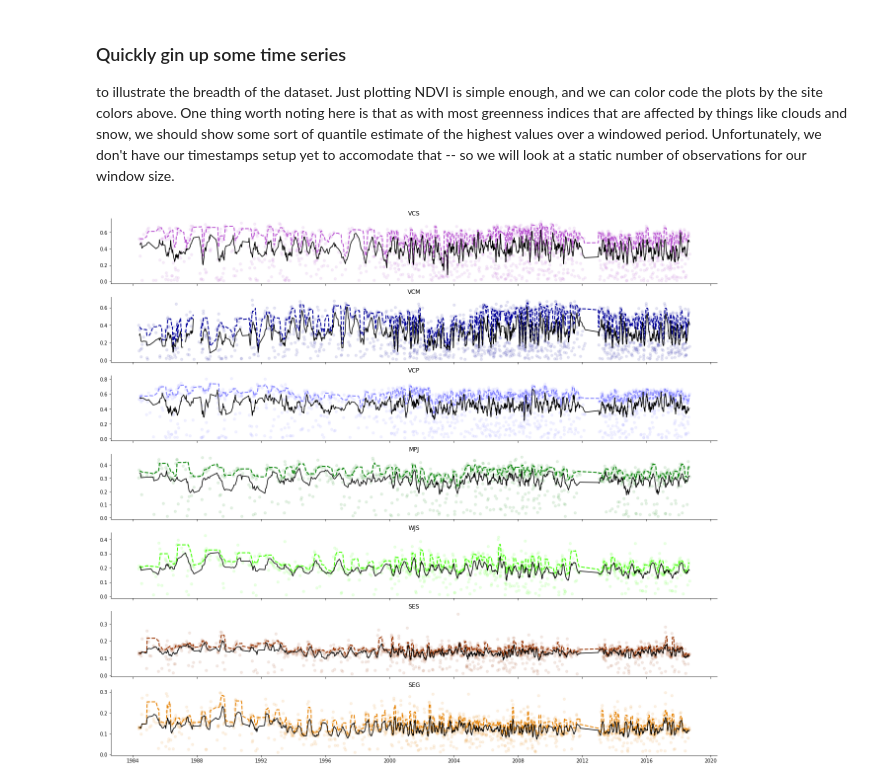
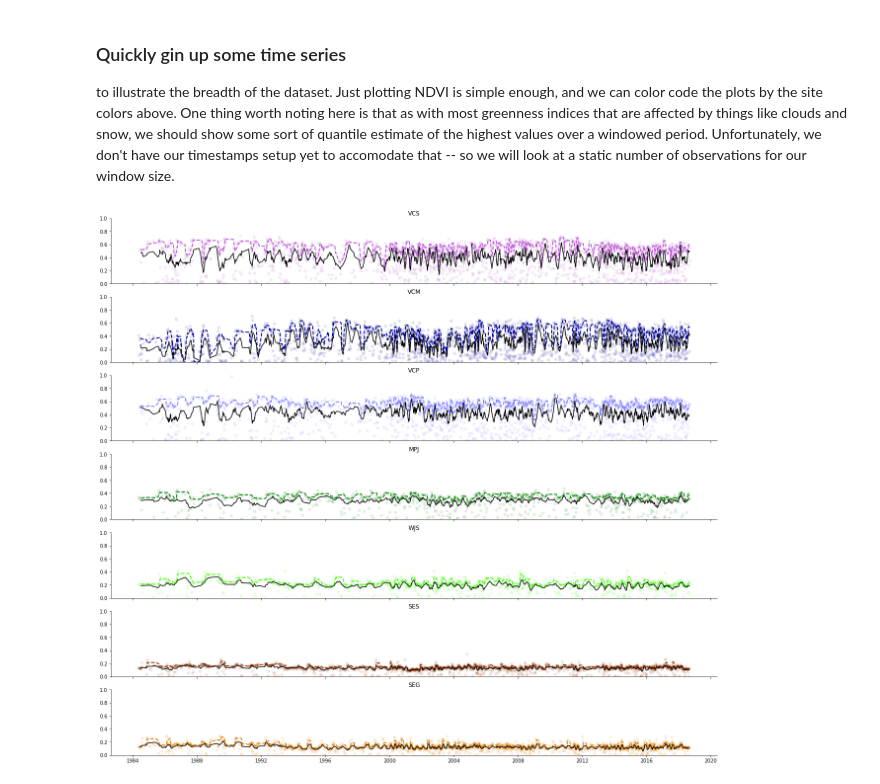
Before and after one commit to djkrofch/NMEG_RS, a Jupyter notebook: NMEG_RS.ipynb, the cells around one changed output. Cells and saved outputs as stored; diff of their text form; code cells hidden in the pictures.

Commit message:
Updated for collaboration
Recent un-pushed changes include improved atmospheric and cloud / snow
QA/QC filters which improved the quality of the time series.

```diff
--- a/NMEG_RS.ipynb
+++ b/NMEG_RS.ipynb
@@ -124,13 +142,14 @@ ls8_all['OBS'] = 'SR'
 I need to split up these requests given that they are prone to fail, and the total acquisition time for all three sensors at this point is around 7 hours. Again, that time should be significantly reduced when I optimize the requests through earth engine's API.
 # %%
 #### Load Raster
+L7 = ee.ImageCollection('LANDSAT/LE07/C01/T1_SR');
 #l70 = L7.filterDate('2000-01-01', '2004-12-31').filterBounds(NMEG_Sites)
 #l71 = L7.filterDate('2005-01-01', '2008-12-31').filterBounds(NMEG_Sites)
-#l72 = L7.filterDate('2011-06-09', '2012-12-31').filterBounds(NMEG_Sites)
+l72 = L7.filterDate('2011-06-09', '2012-12-31').filterBounds(NMEG_Sites)
 l73 = L7.filterDate('2013-01-01', '2016-12-31').filterBounds(NMEG_Sites)
 l74 = L7.filterDate('2017-01-01', '2018-9-1').filterBounds(NMEG_Sites)
-idx = 3
-for l7 in [l73,l74]:
+#idx = 0
+for l7 in [l72,l73,l74]:
     print(idx)
     #### Make list of image IDs
     l7_id = []
@@ -147,6 +166,8 @@ for l7 in [l73,l74]:
     #### Iterate over all impages
     for scene in l7_id:
         ls7_all = ls7_all.append(extract_point_values(scene, NMEG_Sites))
+        print(scene)
+
     idx += 1
 
 #### Format the timstamp information into a POSIX like type
@@ -209,9 +278,19 @@ ls5_all['OBS'] = 'SR'
 # %% [markdown]
 ### Now we can calculate a quick band index for each sensor
 and concatentate them together in one large dataframe
-# %%
-### Concatenate the LS sensors
-ls8_all['NDVI'] = (ls8_all.B5 - ls8_all.B4) / (ls8_all.B5 + ls8_all.B4)
-ls7_all['NDVI'] = (ls7_all.B4 - ls7_all.B3) / (ls7_all.B4 + ls7_all.B3)
-ls5_all['NDVI'] = (ls5_all.B4 - ls5_all.B3) / (ls5_all.B4 + ls5_all.B3)
-allLS = pd.concat([ls8_all.dropna(), ls7_all.dropna(), ls5_all.dropna()], sort = True)
+# %%
+ls8_all['NDVI'] = (ls8_all.B5*0.0001 - ls8_all.B4*0.0001) / (ls8_all.B5*0.0001 + ls8_all.B4*0.0001)
+ls7_all['NDVI'] = (ls7_all.B4*0.0001 - ls7_all.B3*0.0001) / (ls7_all.B4*0.0001 + ls7_all.B3*0.0001)
+ls5_all['NDVI'] = (ls5_all.B4*0.0001 - ls5_all.B3*0.0001) / (ls5_all.B4*0.0001 + ls5_all.B3*0.0001)
+
+C1 = 6
+C2 = 7.5
+L  = 1
+G = 2.5
+
+ls8_all['EVI'] = G * ((ls8_all.B5*0.0001 - ls8_all.B4*0.0001) / (ls8_all.B5*0.0001 + C1 * ls8_all.B4*0.0001 - C2 * ls8_all.B2*0.0001 + L))
+ls7_all['EVI'] = G * ((ls7_all.B4*0.0001 - ls7_all.B3*0.0001) / (ls7_all.B4*0.0001 + C1 * ls7_all.B3*0.0001 - C2 * ls7_all.B1*0.0001 + L))
+ls5_all['EVI'] = G * ((ls5_all.B4*0.0001 - ls5_all.B3*0.0001) / (ls5_all.B4*0.0001 + C1 * ls5_all.B3*0.0001 - C2 * ls5_all.B1*0.0001 + 1.0001))
+
+### Concatenate the LS sensors
+allLS = pd.concat([ls8_all.dropna(), ls7_all.dropna(), ls5_all.dropna()], sort = True)
@@ -225,5 +324,8 @@ allLS.to_csv('allLS.csv')
 We're going to end up doing quite a bit here, in terms of managing the interval of data to account for the apparent inconsistency in timestamp between acquisitions. Ultimately, this will allow us to calculate means etc on meaningful intervals, like month, rather than having to think in terms of the number of observations for window size -- which temporally, is variant in length.
 # %%
 # We don't want to filter much,
-allLS.NDVI[allLS.NDVI < 0.01] = np.nan
 allLS.NDVI[allLS.NDVI > 1] = np.nan
+allLS.NDVI[allLS.NDVI < -0.01] = np.nan
+
+allLS.EVI[allLS.EVI < -0.01] = np.nan
+allLS.EVI[allLS.EVI > 1] = np.nan
@@ -249,27 +367,27 @@ to illustrate the breadth of the dataset. Just plotting NDVI is simple enough, a
 # %%
 f, (ax1, ax2, ax3, ax4, ax5, ax6, ax7) = plt.subplots(7, 1, figsize = (22,20), sharex = True)
 axs = f.axes
 idx = 0
 
 for site in siteNames:
     ax = axs[idx]
     siteDF = allLS[allLS.Name == site]
     ax.plot(siteDF.index.sort_values(),
-            siteDF.NDVI.rolling(10, min_periods=3).quantile(.80),
+            siteDF.NDVI.rolling(10, min_periods=5).quantile(.80),
             ls = '--', lw = 2, color = siteColors[idx])
     ax.plot(siteDF.index.sort_values(),
             siteDF.NDVI, ls = '',
             marker = '.', markersize = 10, alpha = 0.1, color = siteColors[idx])
 
     ax.plot(siteDF.index.sort_values(),
-            siteDF.NDVI.rolling(10, min_periods=3).mean(), ls = '-', color = 'black')
+            siteDF.NDVI.rolling(10, min_periods=5).mean(), ls = '-', color = 'black')
 
     ax.set_title(site)
-    #ax.set_ylim([0,1])
+    ax.set_ylim([0,1])
     idx += 1
 
 sns.despine()
 plt.savefig('allSitesRS_lr_pts.tif', dpi = 100)
 plt.savefig('allSitesRS_hr_pts.tif', dpi = 150)
 # %% [output]
-[figure, old version]
+[figure, new version]
```
Also changed, not shown: parts of 7 cells of this notebook.
